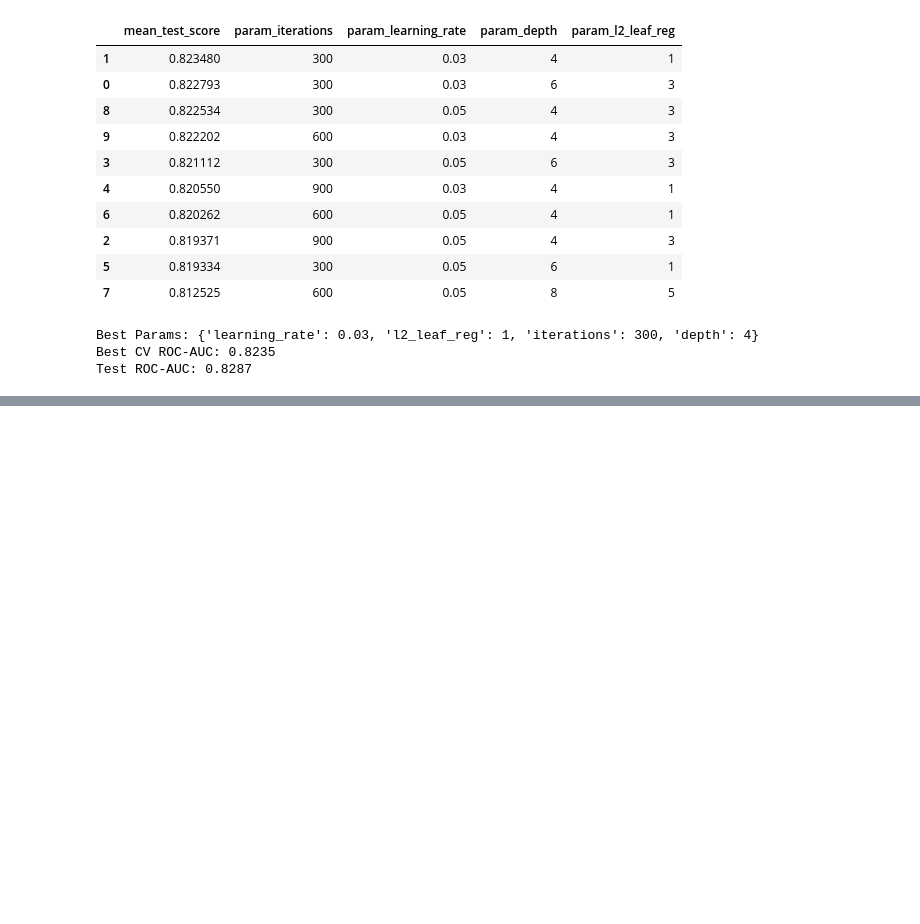
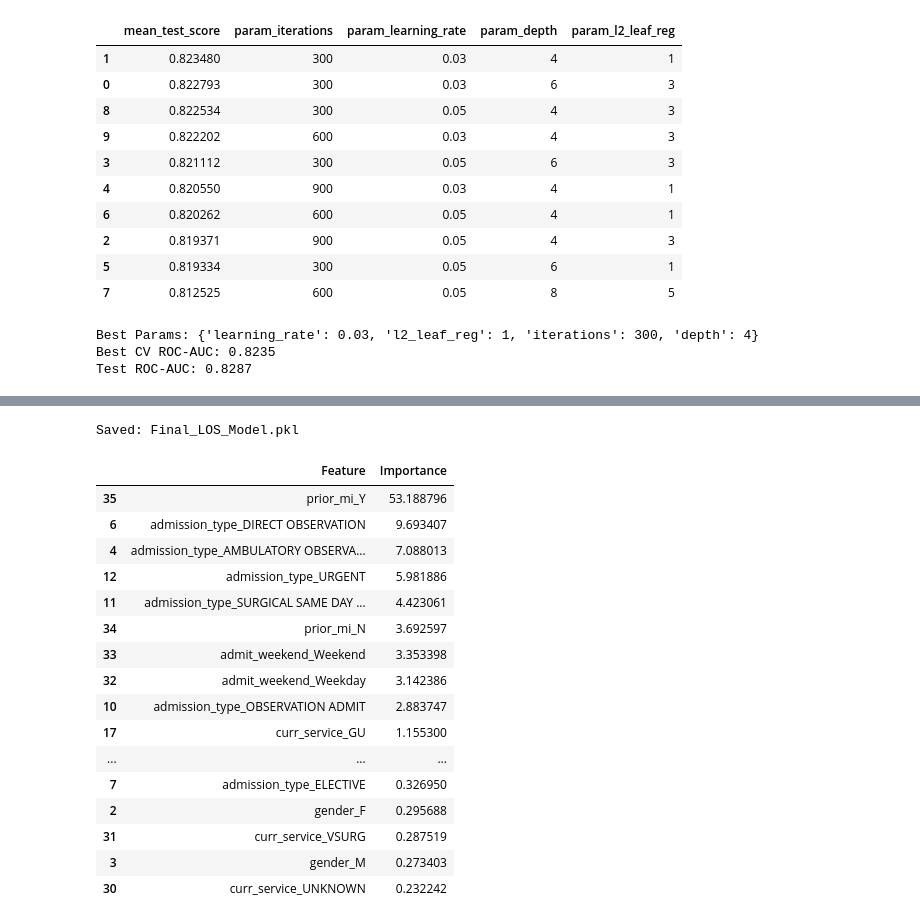
Before and after one commit to awn20222469/w1998467_FYP_MI_prediction, a Jupyter notebook: w1998467_Main.ipynb, the cells around one changed output, grey strips where cells are left out. Drawn from its saved outputs; the diff is of its cells as text; code cells hidden in the pictures; blank space fills up the shorter version.

```diff
--- a/w1998467_Main.ipynb
+++ b/w1998467_Main.ipynb
@@ -1045,0 +1127,42 @@ Test ROC-AUC: 0.8287
+# %%
+import joblib
+
+joblib.dump(final_los_model, "Final_LOS_Model.pkl")
+print("Saved:", "Final_LOS_Model.pkl")
+# %% [output]
+Saved: Final_LOS_Model.pkl
+# %%
+# Build full feature list
+num_features = num_cols
+cat_features_ohe = list(encoder.get_feature_names_out(cat_cols))
+
+all_features = list(num_features) + cat_features_ohe
+
+# Get CatBoost importances
+importances = final_los_model.get_feature_importance()
+
+# Create importance table
+fi_df = pd.DataFrame({
+    "Feature": all_features,
+    "Importance": importances
+}).sort_values("Importance", ascending=False)
+
+fi_df.head(20)
+# %% [output]
+|  | Feature | Importance |
+| 35 | prior_mi_Y | 53.188796 |
+| 6 | admission_type_DIRECT OBSERVATION | 9.693407 |
+| 4 | admission_type_AMBULATORY OBSERVA... | 7.088013 |
+| 12 | admission_type_URGENT | 5.981886 |
+| 11 | admission_type_SURGICAL SAME DAY ... | 4.423061 |
+| 34 | prior_mi_N | 3.692597 |
+| 33 | admit_weekend_Weekend | 3.353398 |
+| 32 | admit_weekend_Weekday | 3.142386 |
+| 10 | admission_type_OBSERVATION ADMIT | 2.883747 |
+| 17 | curr_service_GU | 1.155300 |
+| ... | ... | ... |
+| 7 | admission_type_ELECTIVE | 0.326950 |
+| 2 | gender_F | 0.295688 |
+| 31 | curr_service_VSURG | 0.287519 |
+| 3 | gender_M | 0.273403 |
+| 30 | curr_service_UNKNOWN | 0.232242 |
```
Also changed, not shown: parts of 9 cells of this notebook.
